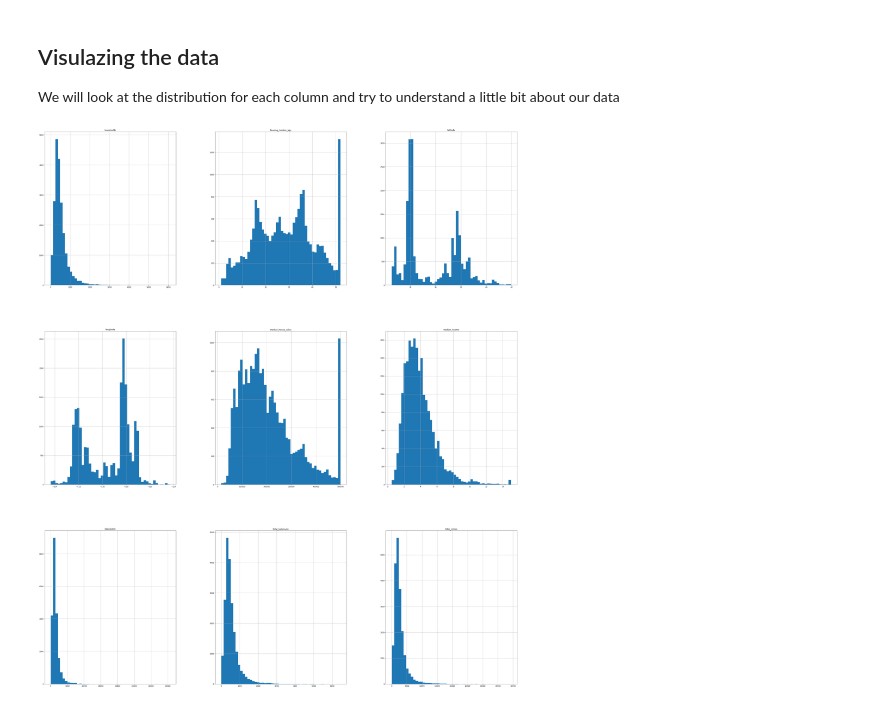
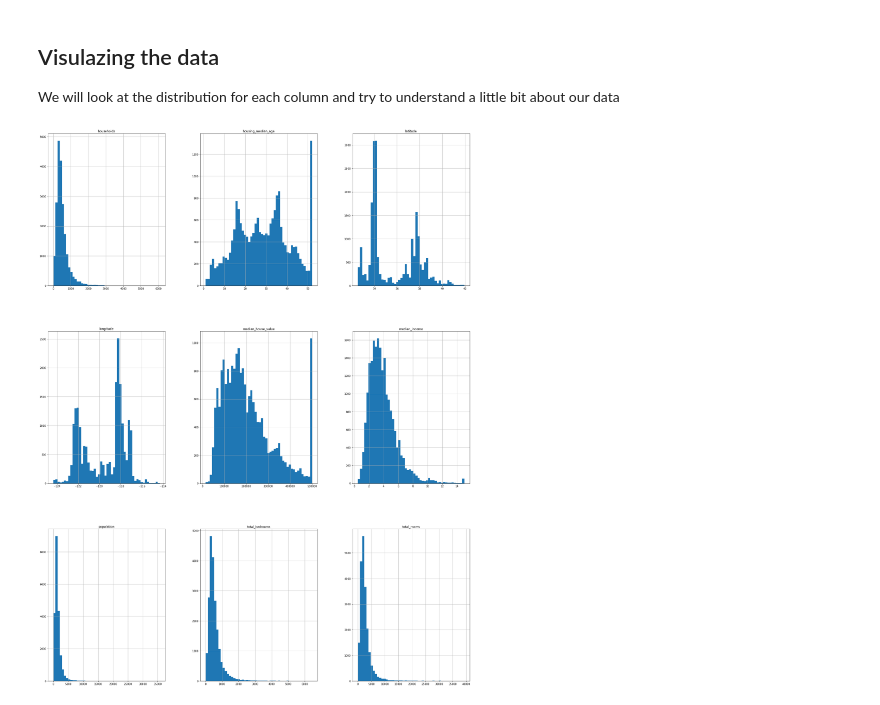
Before and after one commit to preetparmar/Machine-Learning, a Jupyter notebook: Jupyter Notebooks/Housing Prices.ipynb, the cells around one changed output. Cells and saved outputs as stored; diff of their text form; code cells hidden in the pictures.

```diff
--- a/Jupyter Notebooks/Housing Prices.ipynb
+++ b/Jupyter Notebooks/Housing Prices.ipynb
@@ -57,7 +57,7 @@ _The analysis ignores any null values_
 ## Visulazing the data
 We will look at the distribution for each column and try to understand a little bit about our data
 # %%
-housing.hist(figsize=(50, 60), bins=50)
+housing.hist(figsize=(30, 40), bins=50)
 plt.show()
 # %% [output]
-[figure, old version]
+[figure, new version]
```
Also changed, not shown: parts of 1 cell of this notebook.
